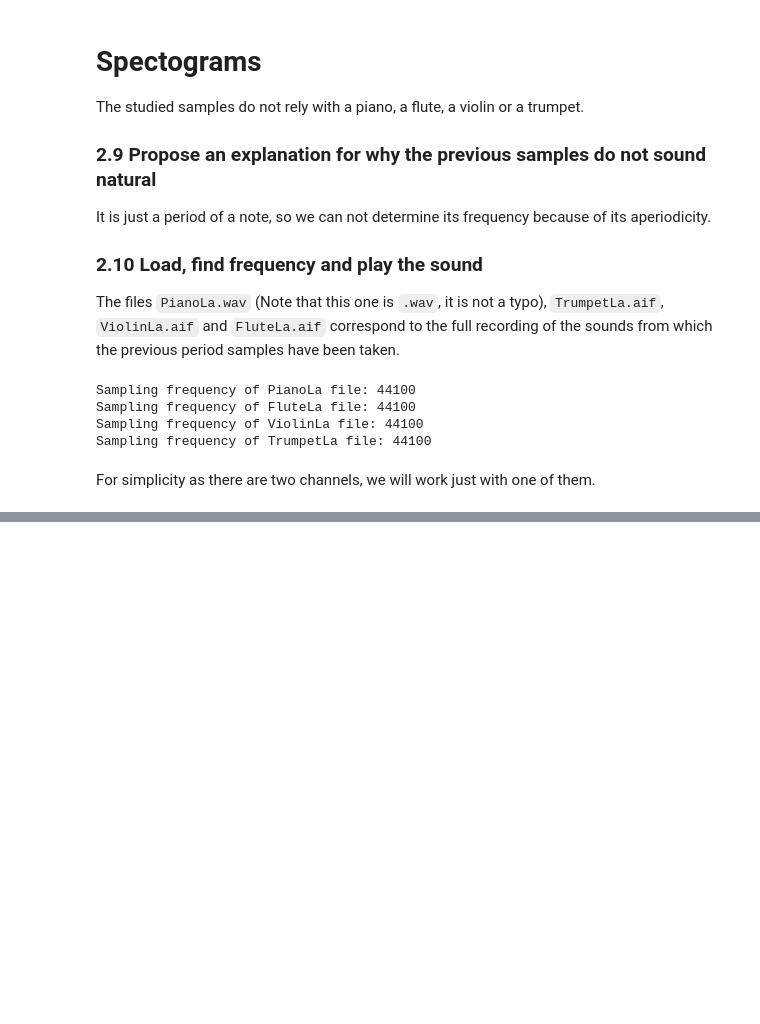
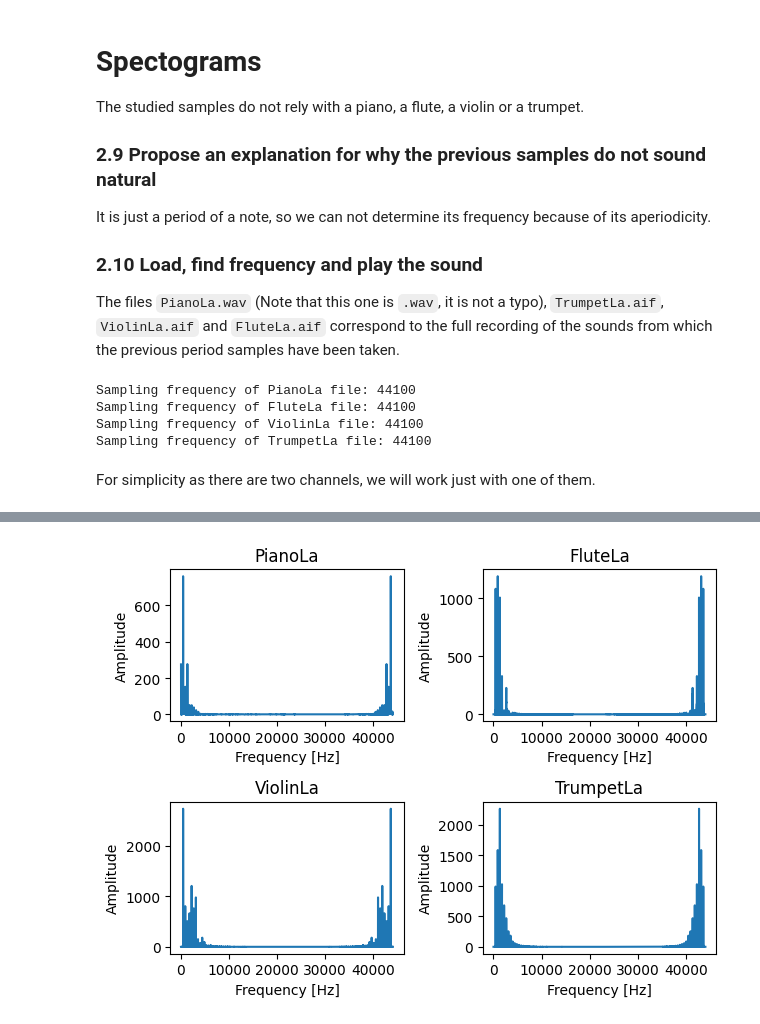
Before and after one commit to Eric-Vidal-hub/Signal-Processing, a Jupyter notebook: 1_spectrogram.ipynb, the cells around one changed output, grey strips where cells are left out. Drawn from its saved outputs; the diff is of its cells as text; code cells hidden in the pictures; blank space fills up the shorter version.

```diff
--- a/1_spectrogram.ipynb
+++ b/1_spectrogram.ipynb
@@ -59,0 +101,25 @@ for i in range(len(ch1_amplitudes)):
+# %%
+coeffs = []
+for i in range(len(instruments)):
+    coeffs.append(np.fft.fft(ch1_amplitudes[i]).tolist())  # convert numpy array to list
+
+# Subplots for the absolute value of Fourier coefficients
+fourier_freqs = []
+plt.figure(2)
+for i in range(len(instruments)):
+    # Build axis
+    time = times[i]
+    period = time[-1]   # Signal period, as we know that the signal is 1 period
+    signal_freq = 1. / period  # Signal frequency
+    fourier_freq = [j * signal_freq for j in range(len(coeffs[i]))]  # Frequency in Fourier space
+    fourier_freqs.append(fourier_freq)
+    # Plot Fourier spectrum
+    plt.subplot(2, 2, i + 1)
+    plt.plot(fourier_freq, np.abs(coeffs[i]))
+    plt.title(instruments[i])
+    plt.ylabel('Amplitude')
+    plt.xlabel('Frequency [Hz]')
+plt.tight_layout()
+plt.show()
+# %% [output]
+[figure, added]
```
Also changed, not shown: parts of 6 cells of this notebook, 2 other files.
